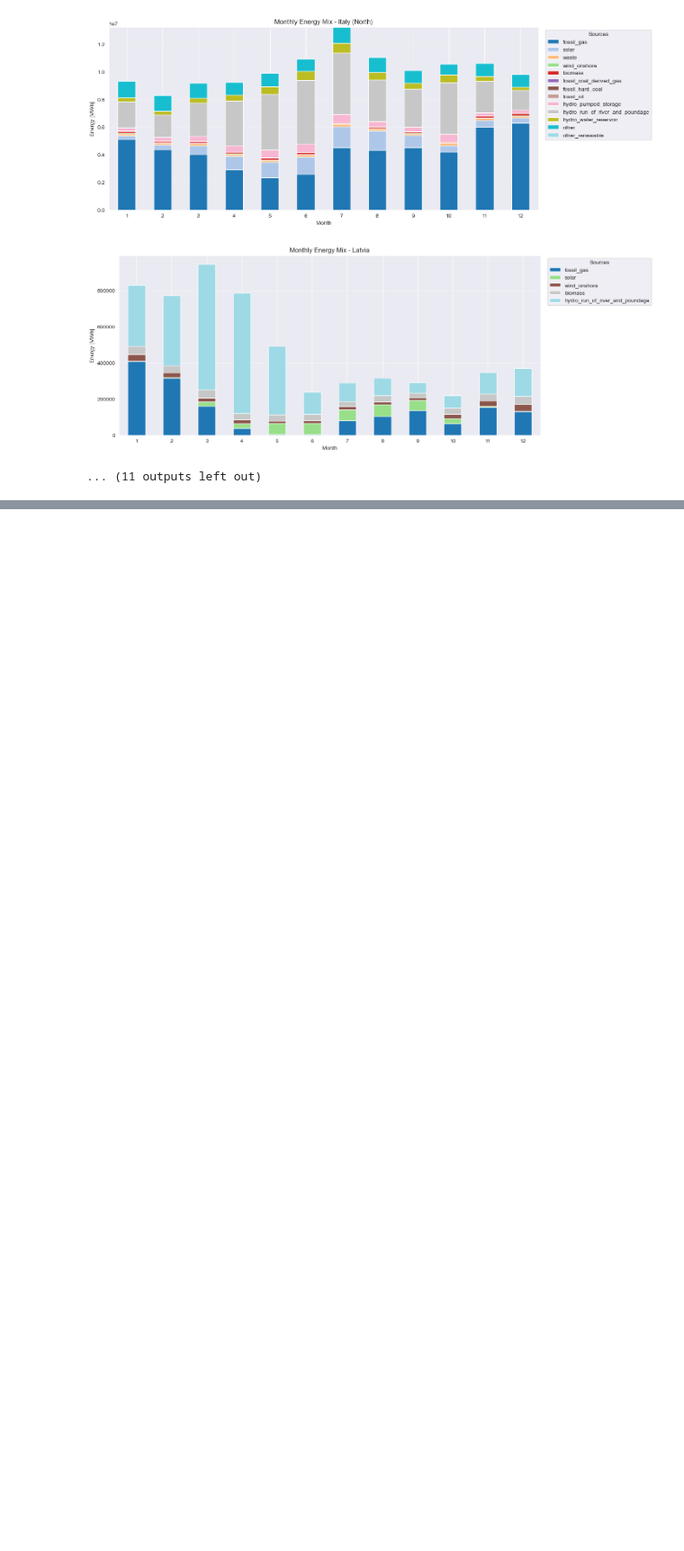
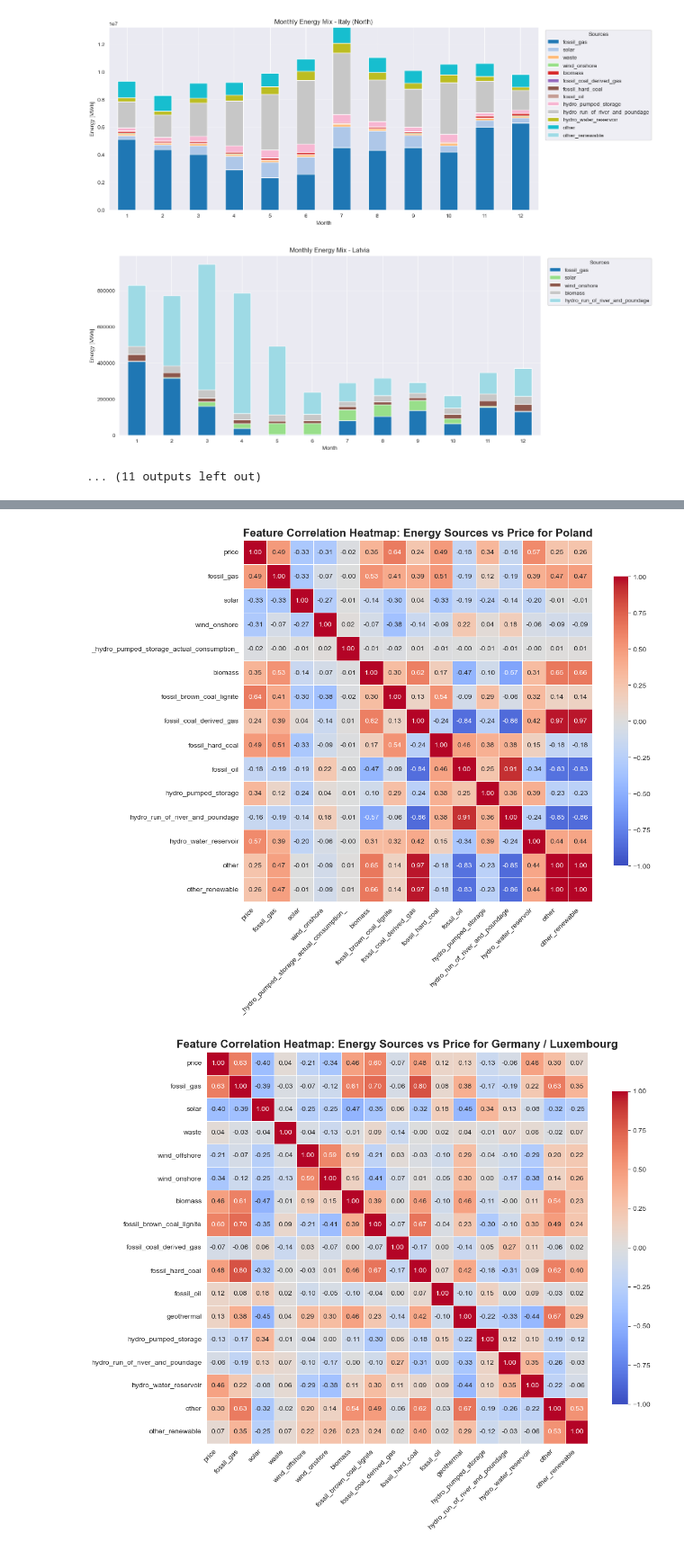
Before and after one commit to Siubuk123/Prediction, a Jupyter notebook: notebooks/01_EDA_and_Cleaning.ipynb, the cells around one changed output, grey strips where cells are left out. Shown at 90% size. Drawn from its saved outputs; the diff is of its cells as text; code cells hidden in the pictures; blank space fills up the shorter version.

```diff
--- a/notebooks/01_EDA_and_Cleaning.ipynb
+++ b/notebooks/01_EDA_and_Cleaning.ipynb
@@ -443,0 +531,43 @@ plot_monthly_energy_mix(df2024)
+# %%
+def plot_correlation_heatmap(df, country_name=None):
+
+    if country_name:
+        df_filtered = df[df['country'] == country_name].copy()
+        title_suffix = f" for {country_name}"
+    else:
+        df_filtered = df.copy()
+        title_suffix = " (All Countries)"
+
+    technical_cols = ['hour', 'month', 'day_of_week', 'is_weekend', 'season', 'hydro_total']
+    numeric_cols = df_filtered.select_dtypes(include=[np.number]).columns
+    cols_to_plot = [col for col in numeric_cols if col not in technical_cols]
+
+    active_cols = ['price'] + [col for col in cols_to_plot if col != 'price' and df_filtered[col].sum() > 0]
+
+    corr_matrix = df_filtered[active_cols].corr()
+
+    plt.figure(figsize=(12, 10))
+
+    sns.heatmap(
+        corr_matrix,
+        cmap='coolwarm',
+        vmax=1,
+        vmin=-1,
+        center=0,
+        annot=True,
+        fmt=".2f",
+        linewidths=.5,
+        cbar_kws={"shrink": .8}
+    )
+
+    plt.title(f'Feature Correlation Heatmap: Energy Sources vs Price{title_suffix}', fontsize=16, fontweight='bold')
+    plt.xticks(rotation=45, ha='right')
+    plt.tight_layout()
+    plt.show()
+# %%
+plot_correlation_heatmap(df2024, country_name = 'Poland')
+plot_correlation_heatmap(df2024, country_name = 'Germany / Luxembourg')
+plot_correlation_heatmap(df2024, country_name = 'France')
+# %% [output]
+[figure, added]
+[figure, added]
```
Also changed, not shown: parts of 10 cells of this notebook.
